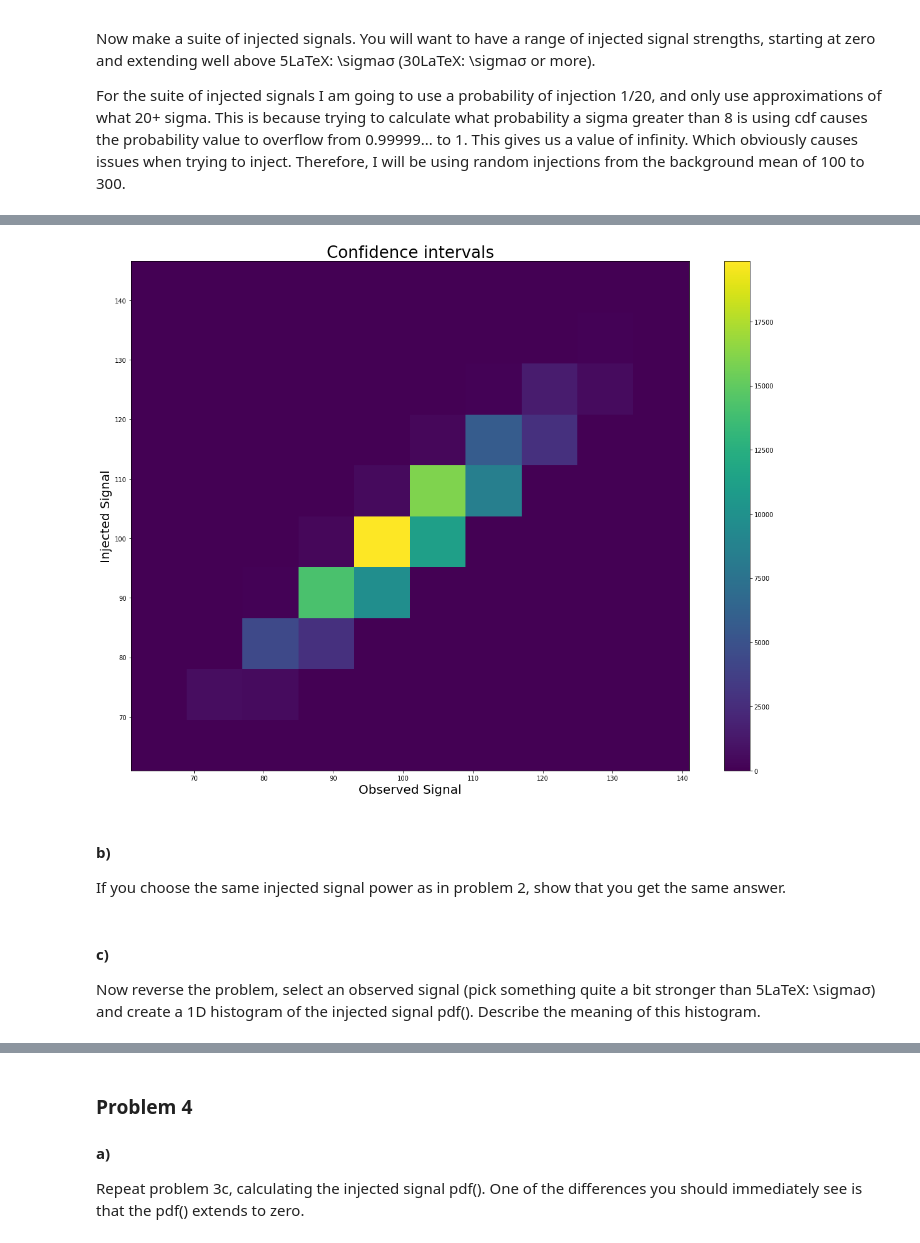
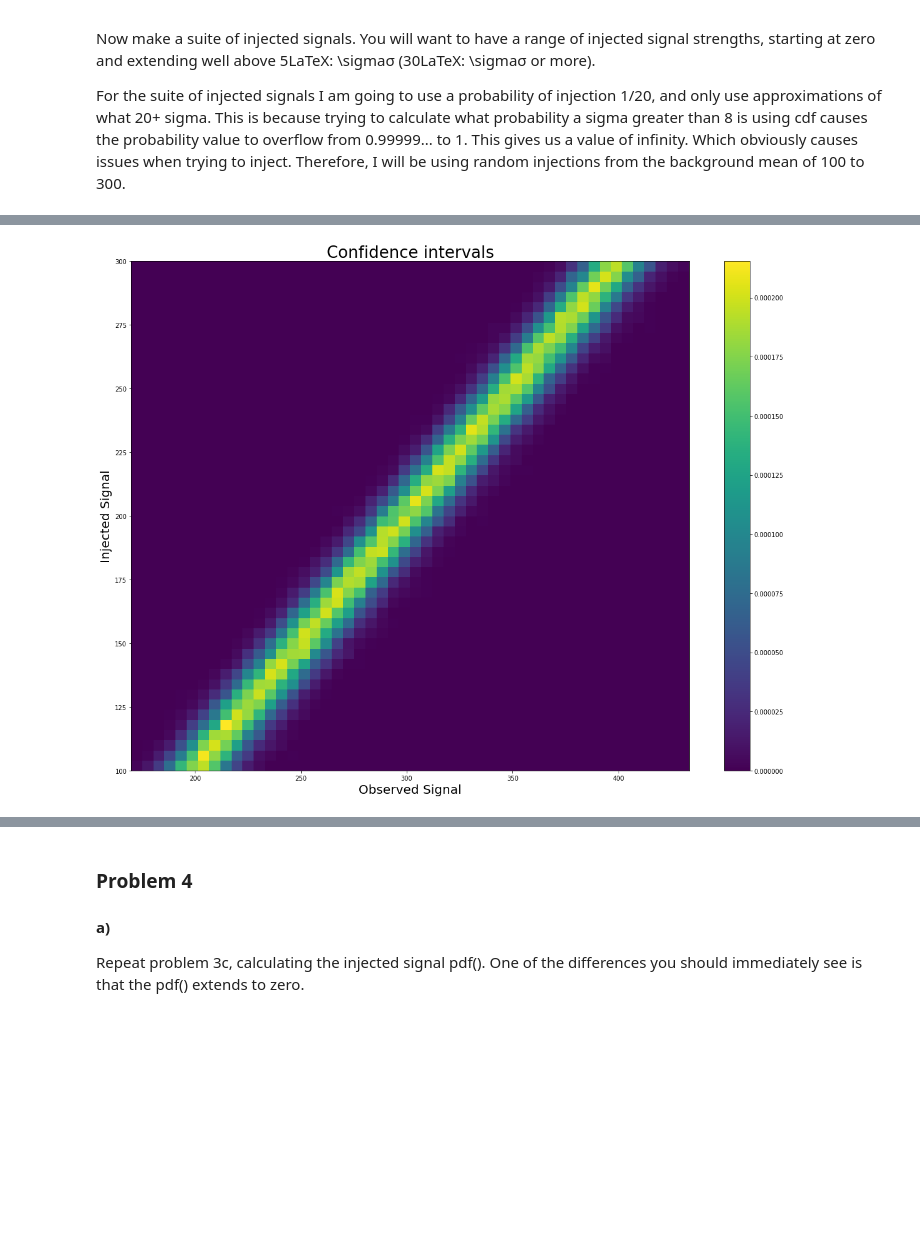
Before and after one commit to IgorBanin/Phys434, a Jupyter notebook: lab6.ipynb, the cells around one changed output, grey strips where cells are left out. Cells and saved outputs as stored; diff of their text form; code cells hidden in the pictures; blank space fills up the shorter version.

```diff
--- a/lab6.ipynb
+++ b/lab6.ipynb
@@ -115,15 +115,14 @@ We are simulating ???
 # %%
-h = plt.hist2d(poisson_lhc, suite_injection)
+noise = stats.poisson.rvs(mu=100, size=100000)
+injection = np.linspace(100,300,100000)
+
+observed = noise + injection
+
+h = plt.hist2d(observed, injection, bins = (50,50), density=True)
 plt.colorbar(h[3])
 plt.ylabel("Injected Signal", fontsize = "20")
 plt.xlabel("Observed Signal", fontsize = "20")
 plt.title("Confidence intervals", fontsize = "26")
 plt.show()
 # %% [output]
-[figure, old version]
+[figure, new version]
-# %% [markdown]
-#### b)
-If you choose the same injected signal power as in problem 2, show that you get the same answer.
-# %% [markdown]
-#### c)
-Now reverse the problem, select an observed signal (pick something quite a bit stronger than 5LaTeX: \sigmaσ) and create a 1D histogram of the injected signal pdf(). Describe the meaning of this histogram.
```
Also changed, not shown: parts of 12 cells of this notebook, 1 other file.
